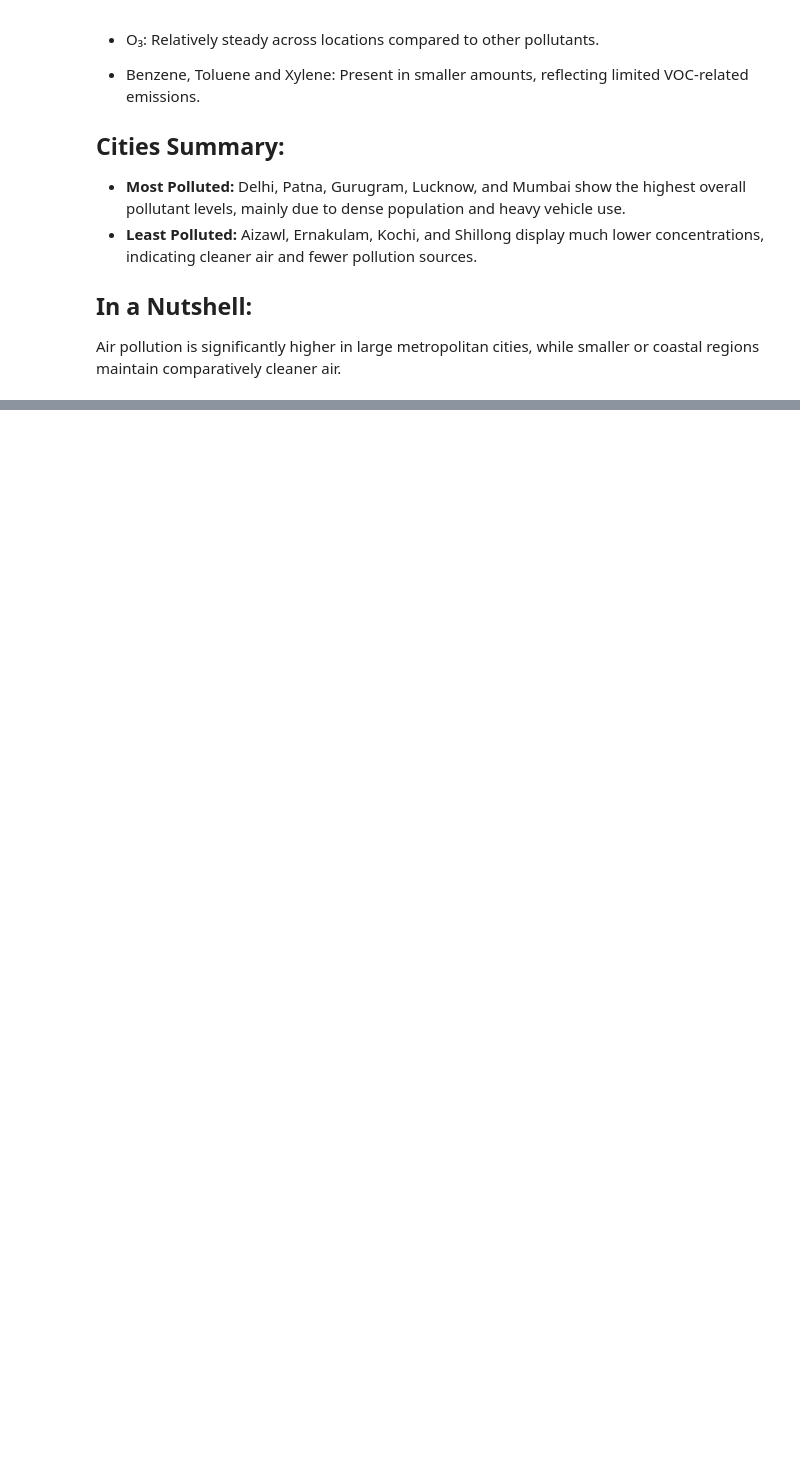
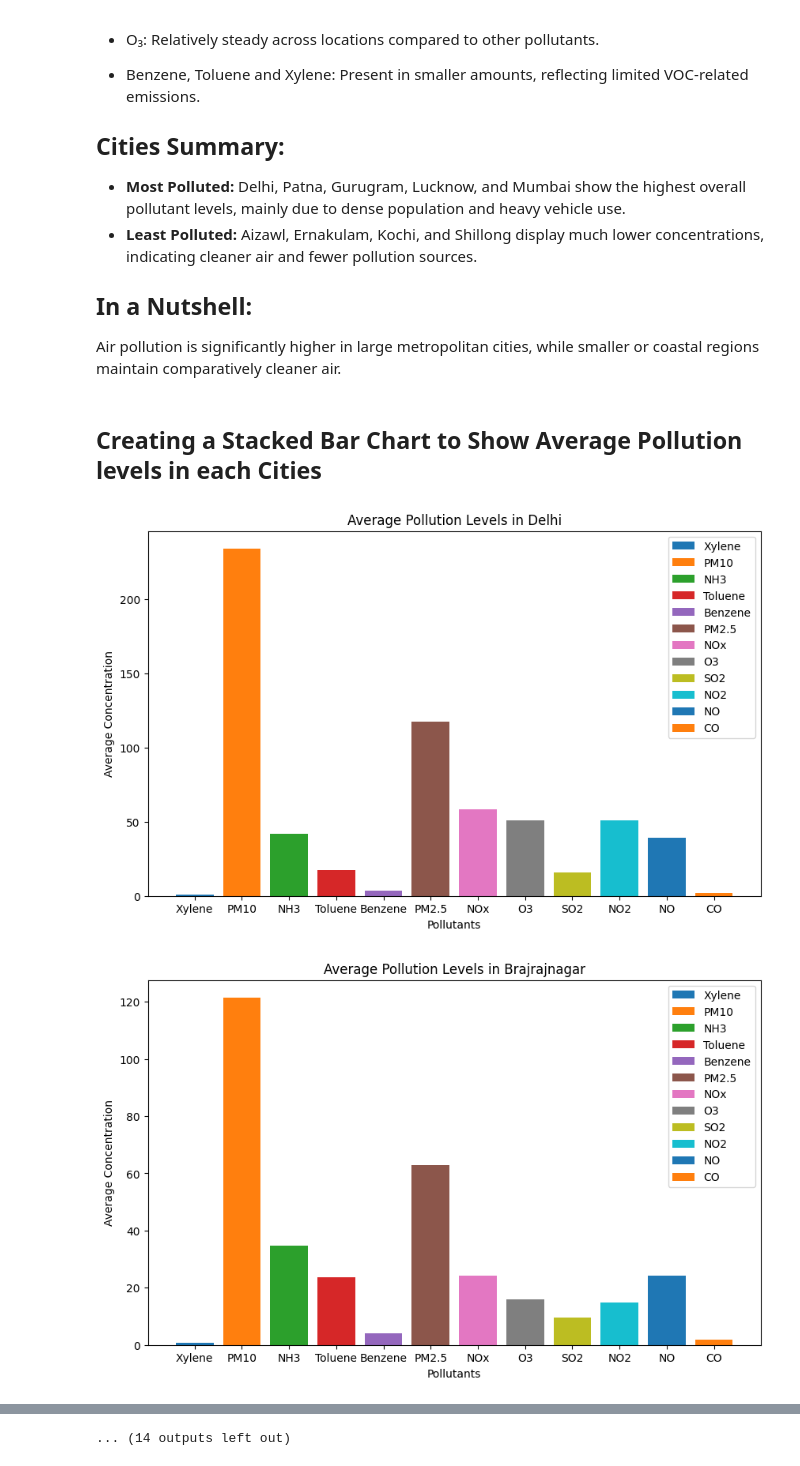
Before and after one commit to zukhrafarshadz-sudo/MyProject, a Jupyter notebook: ST20318986_CMP7005_Prac1.ipynb, the cells around one changed output, grey strips where cells are left out. Saved outputs shown, nothing was run; the diff lists cells and outputs as text; code cells hidden in the pictures; blank space fills up the shorter version.

Commit message:
changes in visualization

```diff
--- a/ST20318986_CMP7005_Prac1.ipynb
+++ b/ST20318986_CMP7005_Prac1.ipynb
@@ -633,3 +630,23 @@ Aizawl, Ernakulam, Kochi, and Shillong display much lower concentrations, indica
 ## In a Nutshell:
 
 Air pollution is significantly higher in large metropolitan cities, while smaller or coastal regions maintain comparatively cleaner air.
+# %% [markdown]
+## Creating a Stacked Bar Chart to Show Average Pollution levels in each Cities
+# %%
+import matplotlib.pyplot as plt
+city = df['City'].unique()
+pollutants = ['Xylene','PM10','NH3','Toluene','Benzene','PM2.5','NOx','O3','SO2','NO2','NO','CO']
+for City in city:
+  city_data = df[df['City'] == City]
+  plt.figure(figsize=(10, 6))
+  for pollutant in pollutants:
+    plt.bar(pollutant, city_data[pollutant].mean(), label=pollutant)
+
+  plt.title(f'Average Pollution Levels in {City}')
+  plt.xlabel('Pollutants')
+  plt.ylabel('Average Concentration')
+  plt.legend()
+  plt.show()
+# %% [output]
+[figure, added]
+[figure, added]
@@ -635,0 +663 @@ Air pollution is significantly higher in large metropolitan cities, while smalle
+... (14 outputs left out)
```
Also changed, not shown: parts of 10 cells of this notebook.
